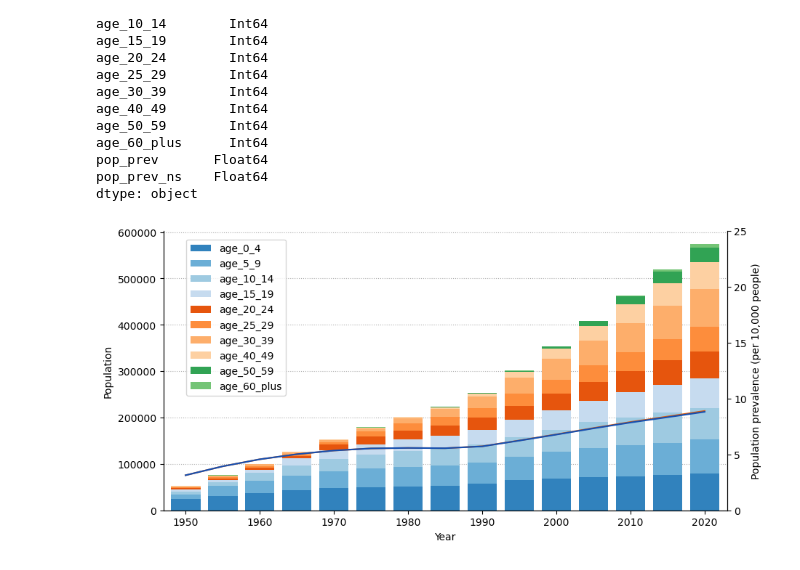
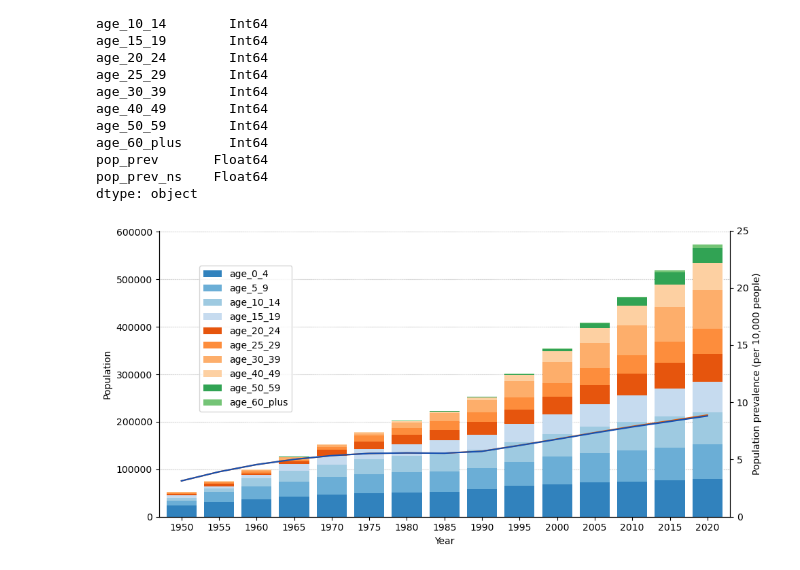
Before and after one commit to frankbuckley/ds-births-populations, a Jupyter notebook: factsheets/latin-america-caribbean/latin-america-factsheet-202512.ipynb, the cells around one changed output. Cells and saved outputs as stored; diff of their text form; code cells hidden in the pictures.

```diff
--- a/factsheets/latin-america-caribbean/latin-america-factsheet-202512.ipynb
+++ b/factsheets/latin-america-caribbean/latin-america-factsheet-202512.ipynb
@@ -111,32 +114,35 @@ for col in stacked:
     ax1.bar(
         pop_df["year"],
         pop_df[col],
         bottom=bottom,
         width=bar_width,
         label=col)
     bottom += pop_df[col]   # update cumulative bottom
 
 ax1.set_ylabel("Population")
 ax1.set_xlabel("Year")
 
 ax2 = ax1.twinx()
 ax2.plot(pop_df['year'], pop_df['pop_prev_ns'], linestyle='-', color="#d65b0e")
 ax2.plot(pop_df['year'], pop_df['pop_prev'], linestyle='-', color="#154fb1")
 ax2.set_ylim(0, 25)
 ax2.set_ylabel('Population prevalence (per 10,000 people)')
 
 for ax in (ax1, ax2):
     ax.spines["top"].set_visible(False)
 
 ax1.set_axisbelow(True)
 ax1.yaxis.grid(True, which="major", linestyle=":", linewidth=0.8)
 
 ax1.set_xlim(1947, 2023)
 
+xticks = np.arange(1950, 2025, step=5)
+ax1.set_xticks(xticks, labels=xticks)
+
 fig.legend(loc='upper left', bbox_to_anchor=(0.15, 0.87))
-
+fig.tight_layout()
 plt.savefig("latin-america-figure-2.pdf", format='pdf')
 
 plt.show()
 # %% [output]
-[figure, old version]
+[figure, new version]
```
Also changed, not shown: parts of 1 cell of this notebook, 4 other files.
